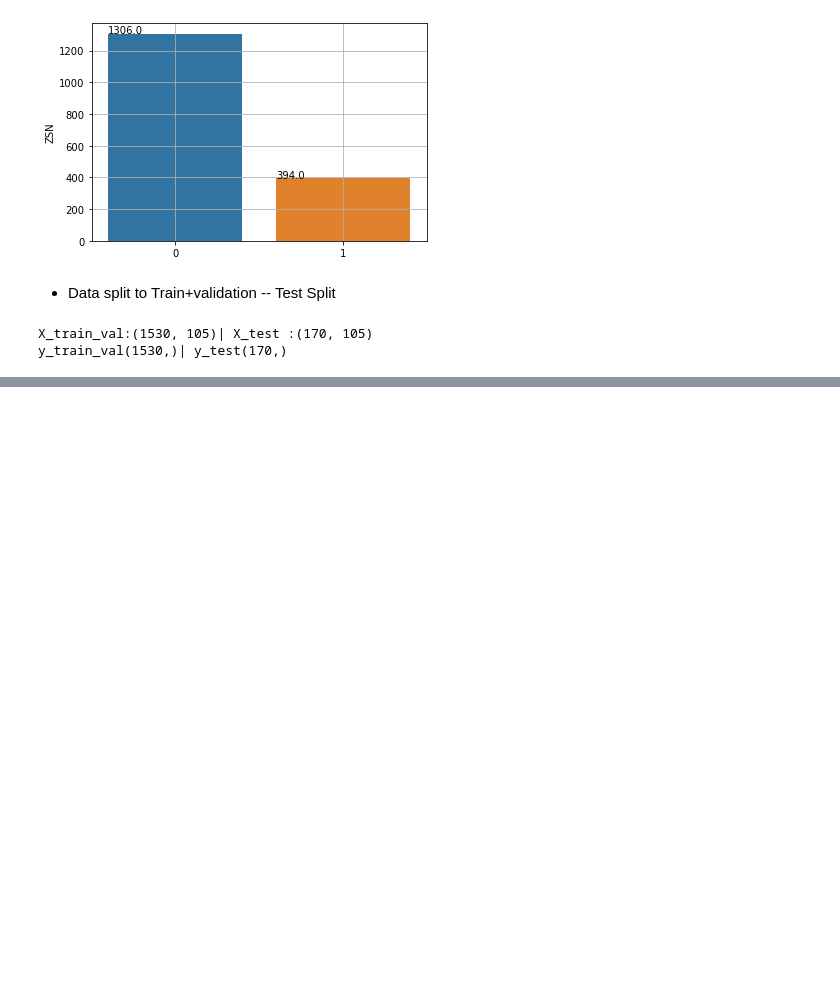
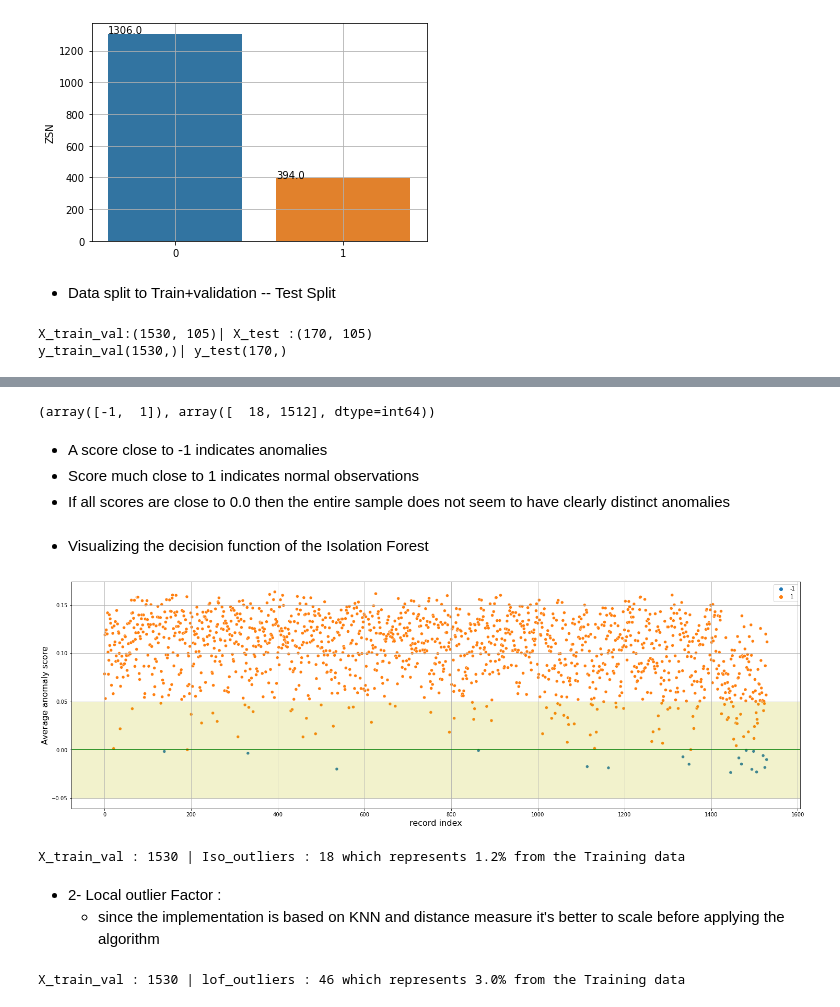
Before and after one commit to Mustafa-omer-mohammed/Myocardial-Infarction_Complications-analysis, a Jupyter notebook: Myocardial infarction complications Analysis.ipynb, the cells around one changed output, grey strips where cells are left out. Drawn from its saved outputs; the diff is of its cells as text; code cells hidden in the pictures; blank space fills up the shorter version.

```diff
--- a/Myocardial infarction complications Analysis.ipynb
+++ b/Myocardial infarction complications Analysis.ipynb
@@ -365,0 +392,6 @@ y_train_val(1530,)| y_test(170,)
+# %%
+sc = StandardScaler()
+scaler = sc.fit(train_outliers)
+scaled = sc.transform(train_outliers)
+train_outliers = pd.DataFrame(scaled , columns= train_outliers.columns , index = train_outliers.index)
+train_outliers.head()
@@ -365,0 +421,49 @@ y_train_val(1530,)| y_test(170,)
+# %%
+#isolation forest
+from sklearn.ensemble import IsolationForest
+
+clf = IsolationForest(random_state = 42, n_estimators=1000 ).fit(train_outliers)
+
+iso_forest_predictions = clf.predict(train_outliers) #-1s identify outliers for better visualization we map it again
+# %%
+np.unique(iso_forest_predictions , return_counts=True)
+# %% [output]
+(array([-1,  1]), array([  18, 1512], dtype=int64))
+# %% [markdown]
+- A score close to -1 indicates anomalies
+- Score much close to 1  indicates normal observations
+- If all scores are close to 0.0 then the entire sample does not seem to have clearly distinct anomalies
+# %% [markdown]
+- Visualizing the decision function of the Isolation Forest
+# %%
+dec = clf.decision_function(train_outliers)
+both = list(zip(dec, iso_forest_predictions))
+x_samples = [x for x,y in both]
+y_samples = [y for x,y in both]
+plt.figure(figsize=(25,8))
+palette = {
+    -1: 'tab:blue',
+    1: 'tab:orange'}
+graph = sns.scatterplot(x=np.arange(len(x_samples)) , y = x_samples , hue=y_samples , palette=palette )
+graph.axhline(0.0 , color = 'g')
+plt.xlabel('record index', fontsize=16)
+plt.ylabel('Average anomaly score', fontsize=16)
+plt.grid()
+plt.legend()
+plt.axhspan(-0.05,0.05 , alpha=0.2 , color='y')
+plt.savefig('./images/Isolation Forest.png' , dpi=400)
+plt.show()
+# %% [output]
+[figure, added]
+# %%
+# Extract the outlier indeces and the inliers indeces
+num_outliers = len(np.where(iso_forest_predictions == -1 )[0])
+#### ISO_FOREST outliers :
+ISO_ind = np.where(iso_forest_predictions == 1 )[0]
+ISO_outliers = np.where(iso_forest_predictions == -1 )[0]
+print(f"X_train_val : {len(train_outliers)} | Iso_outliers : {num_outliers} which represents {100*num_outliers/len(train_outliers):0.1f}% from the Training data")
+# %% [output]
+X_train_val : 1530 | Iso_outliers : 18 which represents 1.2% from the Training data
+# %% [markdown]
+- 2- Local outlier Factor :
+    - since the implementation is based on KNN and distance measure it's better to scale before applying the algorithm
@@ -365,0 +477,5 @@ y_train_val(1530,)| y_test(170,)
+# %%
+num_outliers = len(np.where(lof_predictions == -1 )[0])
+print(f"X_train_val : {len(train_outliers)} | lof_outliers : {num_outliers} which represents {100*num_outliers/len(train_outliers):0.1f}% from the Training data")
+# %% [output]
+X_train_val : 1530 | lof_outliers : 46 which represents 3.0% from the Training data
```
Also changed, not shown: parts of 13 cells of this notebook.
